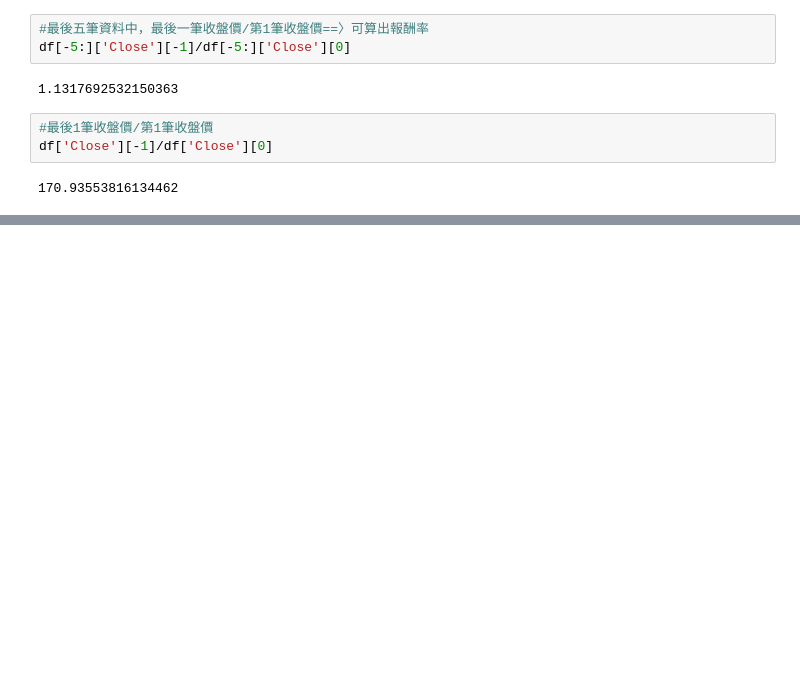
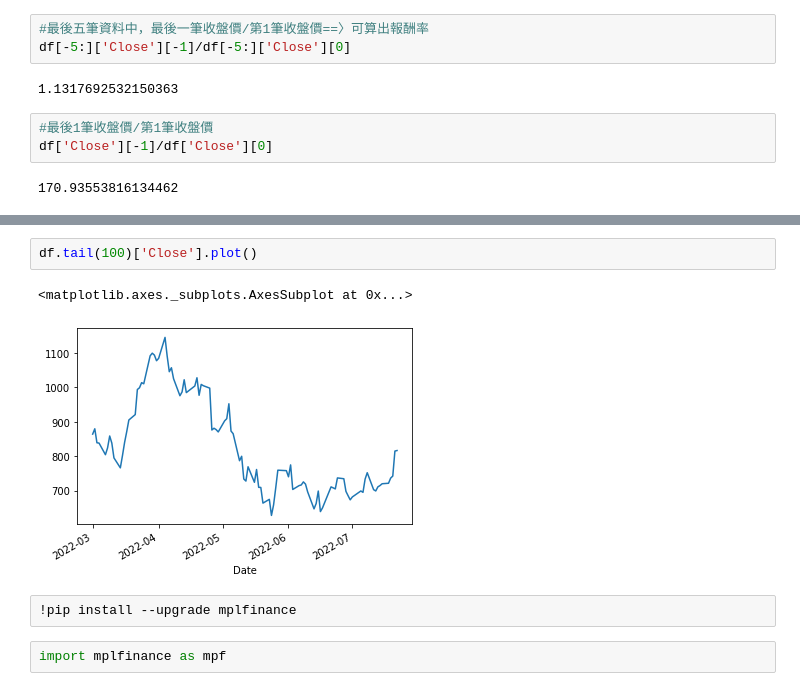
Before and after one commit to Kuo2022/20220702-python, a Jupyter notebook: 20220723.ipynb, the cells around one changed output, grey strips where cells are left out. Cells and saved outputs as stored; diff of their text form; blank space fills up the shorter version.

```diff
--- a/20220723.ipynb
+++ b/20220723.ipynb
@@ -239,0 +288,9 @@ df['Close'][-1]/df['Close'][0]
+# %%
+df.tail(100)['Close'].plot()
+# %% [output]
+<matplotlib.axes._subplots.AxesSubplot at 0x...>
+[figure, added]
+# %%
+!pip install --upgrade mplfinance
+# %%
+import mplfinance as mpf
```
Also changed, not shown: parts of 19 cells of this notebook.
